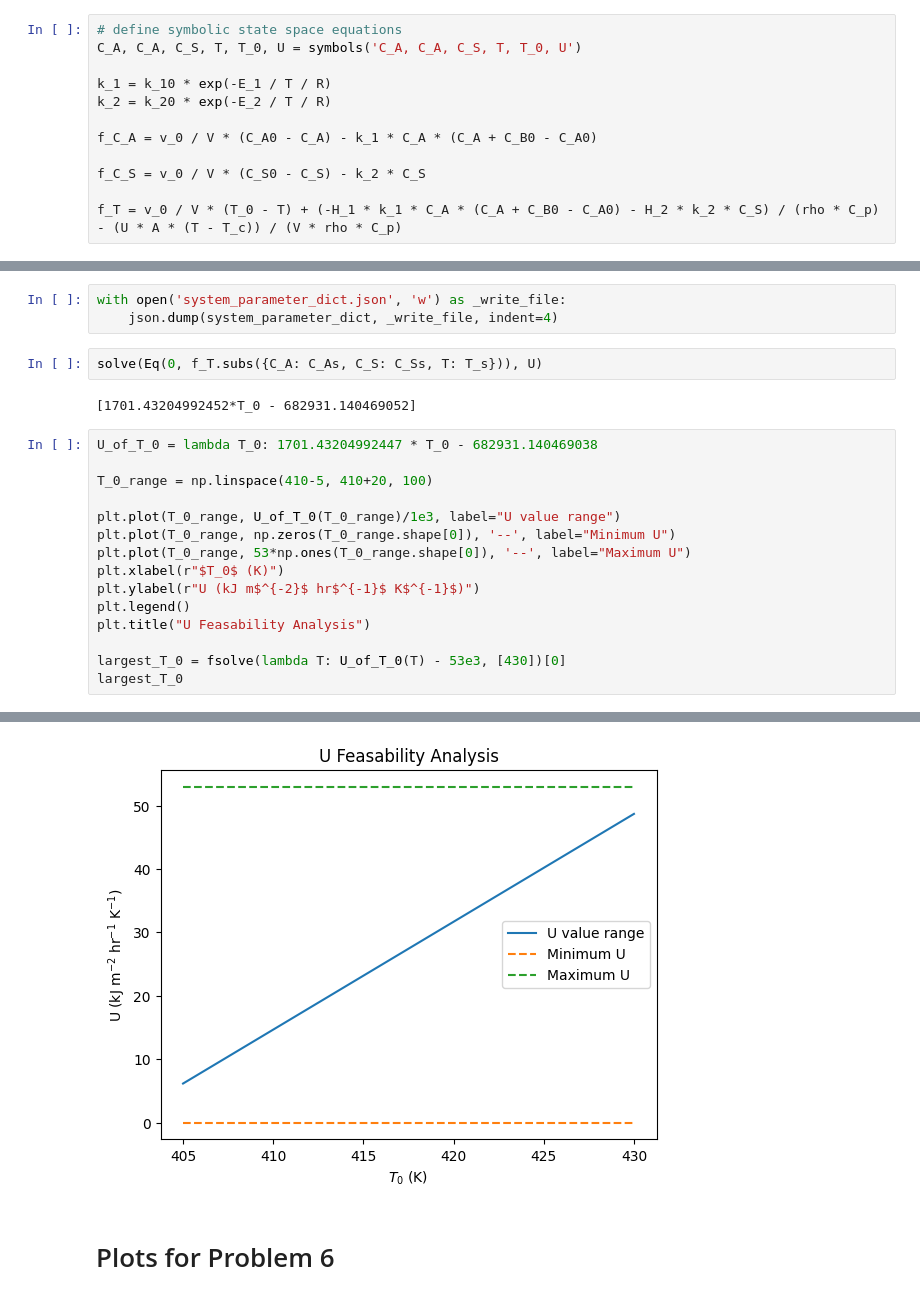
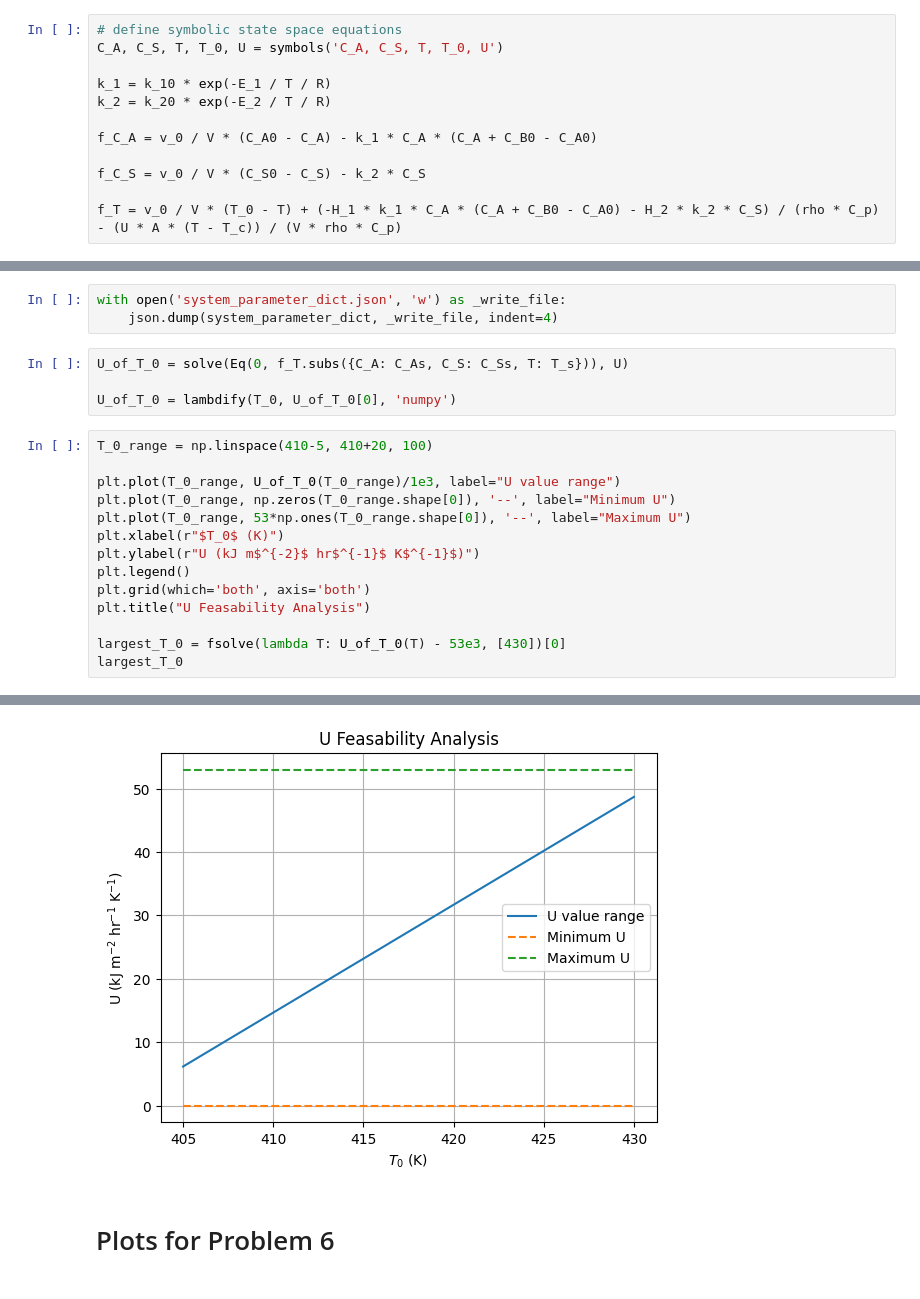
Before and after one commit to nibhscripta/461-Project, a Jupyter notebook: python_workbook.ipynb, the cells around one changed output, grey strips where cells are left out. Cells and saved outputs as stored; diff of their text form.

```diff
--- a/python_workbook.ipynb
+++ b/python_workbook.ipynb
@@ -53,7 +53,7 @@ R = 8.314
 ## Symbolic Equation definitions
 # %%
 # define symbolic state space equations
-C_A, C_A, C_S, T, T_0, U = symbols('C_A, C_A, C_S, T, T_0, U')
+C_A, C_S, T, T_0, U = symbols('C_A, C_S, T, T_0, U')
 
 k_1 = k_10 * exp(-E_1 / T / R)
 k_2 = k_20 * exp(-E_2 / T / R)
@@ -228,12 +228,10 @@ system_parameter_dict = {
 with open('system_parameter_dict.json', 'w') as _write_file:
     json.dump(system_parameter_dict, _write_file, indent=4)
 # %%
-solve(Eq(0, f_T.subs({C_A: C_As, C_S: C_Ss, T: T_s})), U)
+U_of_T_0 = solve(Eq(0, f_T.subs({C_A: C_As, C_S: C_Ss, T: T_s})), U)
+
+U_of_T_0 = lambdify(T_0, U_of_T_0[0], 'numpy')
-# %% [output]
-[1701.43204992452*T_0 - 682931.140469052]
 # %%
-U_of_T_0 = lambda T_0: 1701.43204992447 * T_0 - 682931.140469038
-
 T_0_range = np.linspace(410-5, 410+20, 100)
 
 plt.plot(T_0_range, U_of_T_0(T_0_range)/1e3, label="U value range")
@@ -242,6 +240,7 @@ plt.plot(T_0_range, 53*np.ones(T_0_range.shape[0]), '--', label="Maximum U")
 plt.xlabel(r"$T_0$ (K)")
 plt.ylabel(r"U (kJ m$^{-2}$ hr$^{-1}$ K$^{-1}$)")
 plt.legend()
+plt.grid(which='both', axis='both')
 plt.title("U Feasability Analysis")
 
 largest_T_0 = fsolve(lambda T: U_of_T_0(T) - 53e3, [430])[0]
@@ -251,4 +250,4 @@ largest_T_0
-[figure, old version]
+[figure, new version]
 # %% [markdown]
 # Plots for Problem 6
 # %%
```
Also changed, not shown: parts of 26 cells of this notebook, 9 other files.
